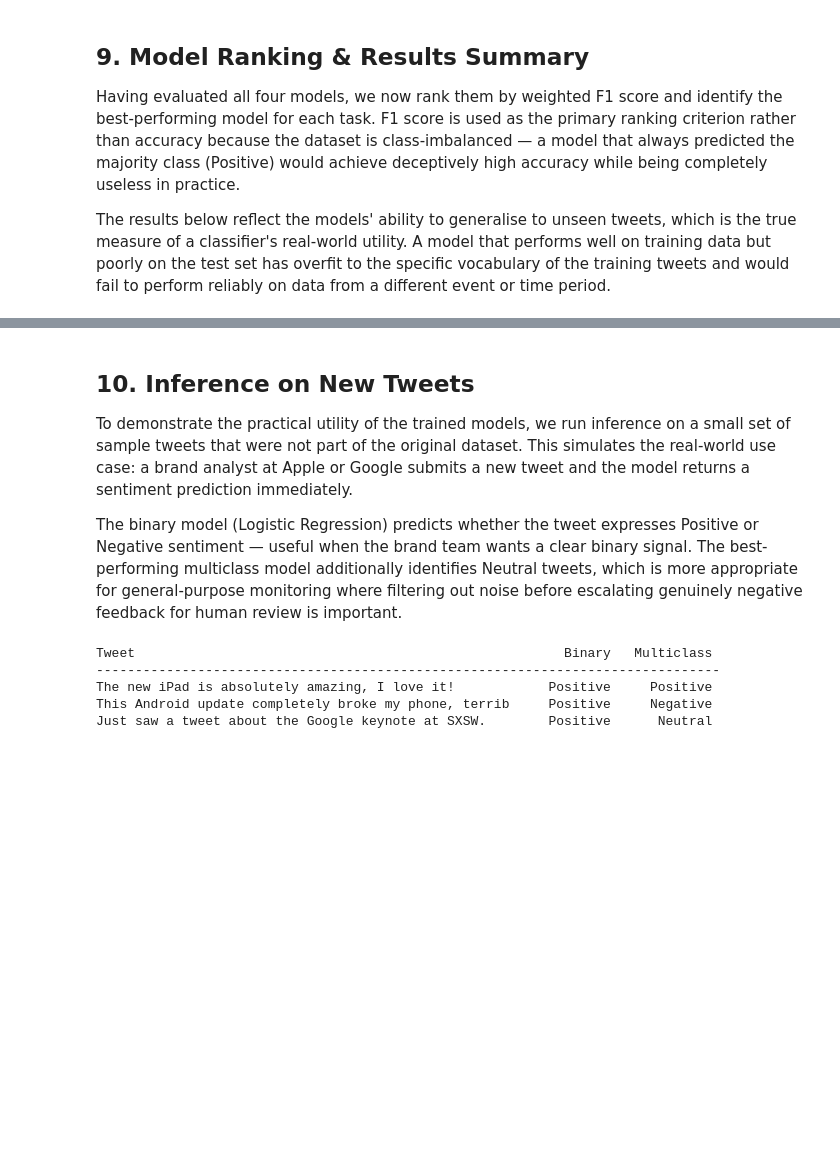
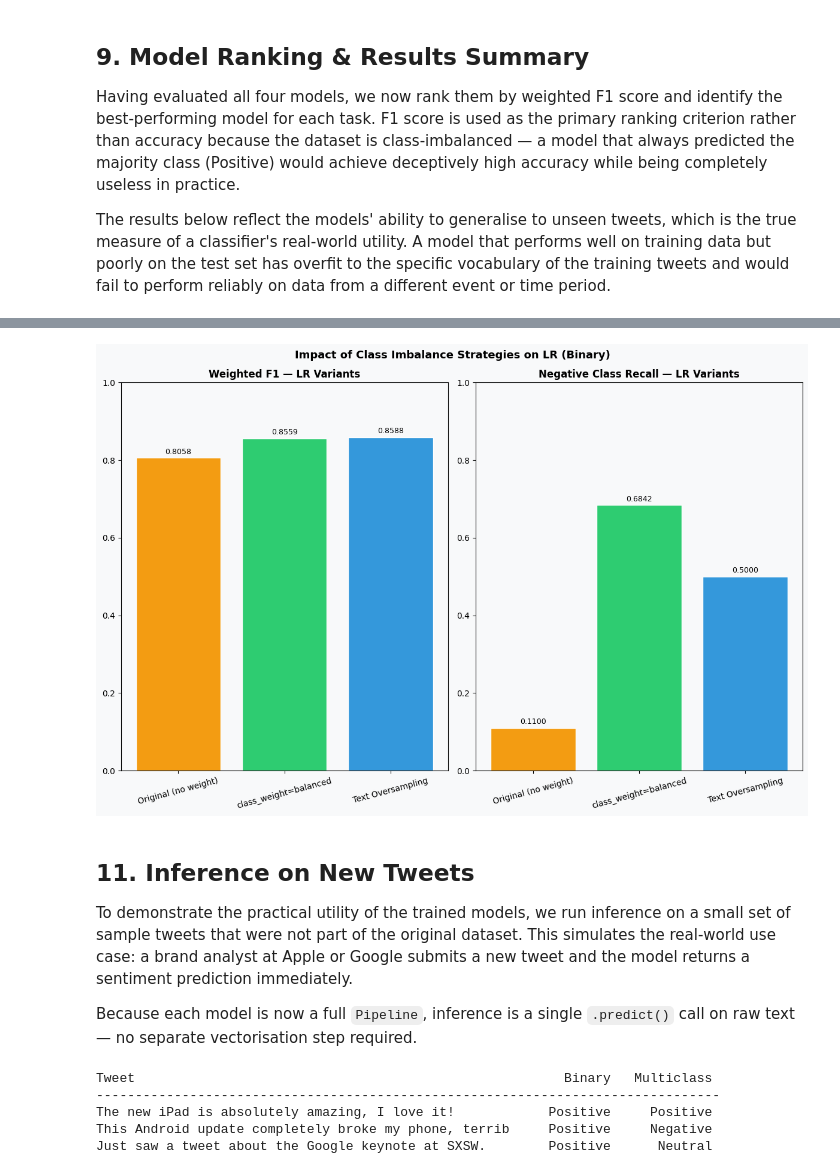
Before and after one commit to Daniellamuli/Phase-4-Twitter-Sentiment-Analysis, a Jupyter notebook: notebooks/final_notebook.ipynb, the cells around one changed output, grey strips where cells are left out. Cells and saved outputs as stored; diff of their text form; code cells hidden in the pictures; blank space fills up the shorter version.

```diff
--- a/notebooks/final_notebook.ipynb
+++ b/notebooks/final_notebook.ipynb
@@ -804,9 +972,50 @@ Key Findings:
+# %%
+# ── Visual comparison: original vs balanced vs oversampled ────────────────────
+f1_original   = 0.8058   # LR original (no class_weight)
+f1_balanced   = f1_score(y_test_b, lr_pipeline.predict(X_test_b), average='weighted', zero_division=0)
+f1_oversampled= f1_score(y_test_b, y_pred_os,                     average='weighted', zero_division=0)
+
+neg_recall_original    = 0.11
+neg_recall_balanced    = recall_score(y_test_b, lr_pipeline.predict(X_test_b), labels=[0], average=None, zero_division=0)[0]
+neg_recall_oversampled = recall_score(y_test_b, y_pred_os,                     labels=[0], average=None, zero_division=0)[0]
+
+labels_bar  = ['Original (no weight)', 'class_weight=balanced', 'Text Oversampling']
+f1_vals     = [f1_original,   f1_balanced,   f1_oversampled]
+recall_vals = [neg_recall_original, neg_recall_balanced, neg_recall_oversampled]
+bar_c       = [COLOR_NEUTRAL, COLOR_POSITIVE, '#3498db']
+
+fig, axes = plt.subplots(1, 2, figsize=FIGURE_SIZE)
+fig.patch.set_facecolor(COLOR_BACKGROUND)
+for ax in axes:
+    ax.set_facecolor(COLOR_BACKGROUND)
+
+axes[0].bar(labels_bar, f1_vals,     color=bar_c, edgecolor='white')
+axes[0].set_title('Weighted F1 — LR Variants', fontweight='bold')
+axes[0].set_ylim(0, 1.0)
+axes[0].tick_params(axis='x', rotation=15)
+for bar, v in zip(axes[0].patches, f1_vals):
+    axes[0].text(bar.get_x() + bar.get_width()/2, bar.get_height() + 0.01,
+                 f'{v:.4f}', ha='center', fontsize=9)
+
+axes[1].bar(labels_bar, recall_vals, color=bar_c, edgecolor='white')
+axes[1].set_title('Negative Class Recall — LR Variants', fontweight='bold')
+axes[1].set_ylim(0, 1.0)
+axes[1].tick_params(axis='x', rotation=15)
+for bar, v in zip(axes[1].patches, recall_vals):
+    axes[1].text(bar.get_x() + bar.get_width()/2, bar.get_height() + 0.01,
+                 f'{v:.4f}', ha='center', fontsize=9)
+
+plt.suptitle('Impact of Class Imbalance Strategies on LR (Binary)', fontsize=13, fontweight='bold')
+plt.tight_layout()
+plt.show()
+# %% [output]
+[figure, added]
 # %% [markdown]
-## **10. Inference on New Tweets**
+## **11. Inference on New Tweets**
 
 To demonstrate the practical utility of the trained models, we run inference on a small set of sample tweets that were not part of the original dataset. This simulates the real-world use case: a brand analyst at Apple or Google submits a new tweet and the model returns a sentiment prediction immediately.
 
-The binary model (Logistic Regression) predicts whether the tweet expresses Positive or Negative sentiment — useful when the brand team wants a clear binary signal. The best-performing multiclass model additionally identifies Neutral tweets, which is more appropriate for general-purpose monitoring where filtering out noise before escalating genuinely negative feedback for human review is important.
+Because each model is now a full `Pipeline`, inference is a single `.predict()` call on raw text — no separate vectorisation step required.
 # %%
 BINARY_DECODE     = {1: 'Positive', 0: 'Negative'}
 MULTICLASS_DECODE = {2: 'Positive', 1: 'Neutral', 0: 'Negative'}
```
Also changed, not shown: parts of 31 cells of this notebook.
